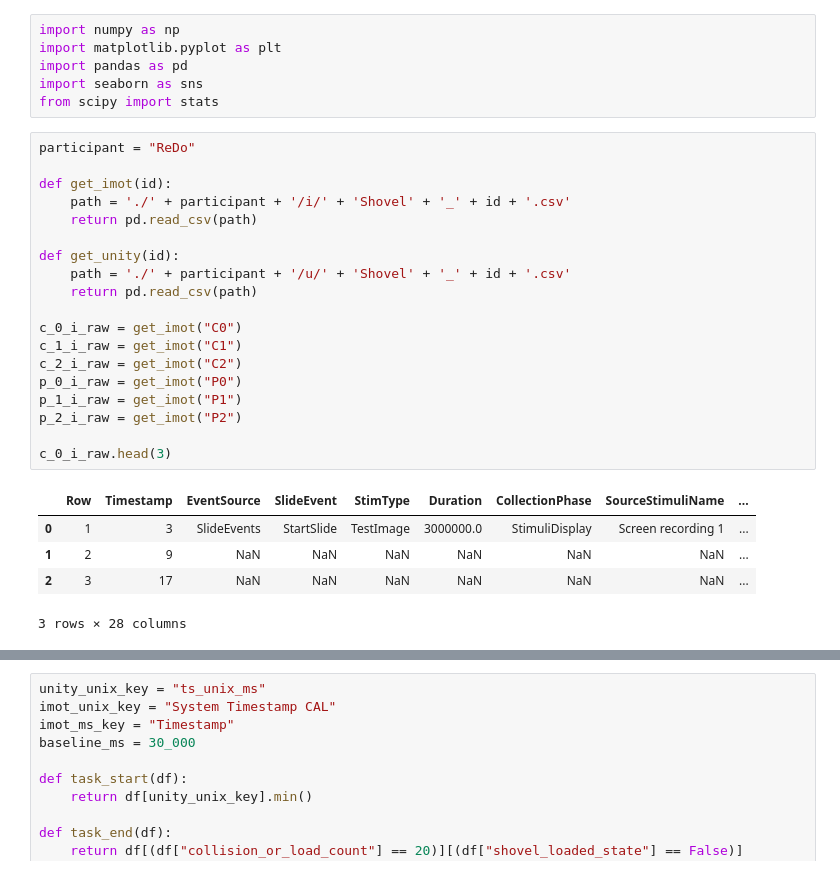
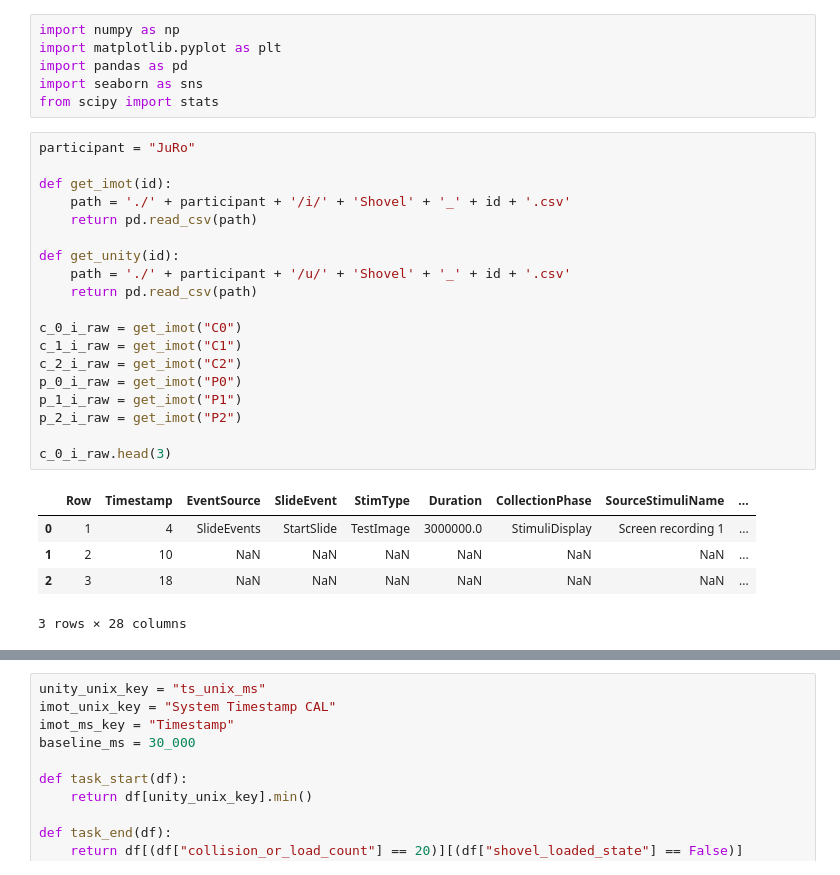
Before and after one commit to EliDll/phw-eval, a Jupyter notebook: imot_edda.ipynb, the cells around one changed output, grey strips where cells are left out. Drawn from its saved outputs; the diff is of its cells as text.

```diff
--- a/imot_edda.ipynb
+++ b/imot_edda.ipynb
@@ -5,29 +5,29 @@ import pandas as pd
 import seaborn as sns
 from scipy import stats
 # %%
-participant = "ReDo"
+participant = "JuRo"
 
 def get_imot(id):
     path = './' + participant + '/i/' + 'Shovel' + '_' + id + '.csv'
     return pd.read_csv(path)
 
 def get_unity(id):
     path = './' + participant + '/u/' + 'Shovel' + '_' + id + '.csv'
     return pd.read_csv(path)
 
 c_0_i_raw = get_imot("C0")
 c_1_i_raw = get_imot("C1")
 c_2_i_raw = get_imot("C2")
 p_0_i_raw = get_imot("P0")
 p_1_i_raw = get_imot("P1")
 p_2_i_raw = get_imot("P2")
 
 c_0_i_raw.head(3)
 # %% [output]
 |  | Row | Timestamp | EventSource | SlideEvent | StimType | Duration | CollectionPhase | SourceStimuliName | ... |
-| 0 | 1 | 3 | SlideEvents | StartSlide | TestImage | 3000000.0 | StimuliDisplay | Screen recording 1 | ... |
-| 1 | 2 | 9 | NaN | NaN | NaN | NaN | NaN | NaN | ... |
-| 2 | 3 | 17 | NaN | NaN | NaN | NaN | NaN | NaN | ... |
+| 0 | 1 | 4 | SlideEvents | StartSlide | TestImage | 3000000.0 | StimuliDisplay | Screen recording 1 | ... |
+| 1 | 2 | 10 | NaN | NaN | NaN | NaN | NaN | NaN | ... |
+| 2 | 3 | 18 | NaN | NaN | NaN | NaN | NaN | NaN | ... |
 3 rows × 28 columns
 # %%
 c_0_u = get_unity("C0")
```
Also changed, not shown: parts of 7 cells of this notebook, 25 other files.
